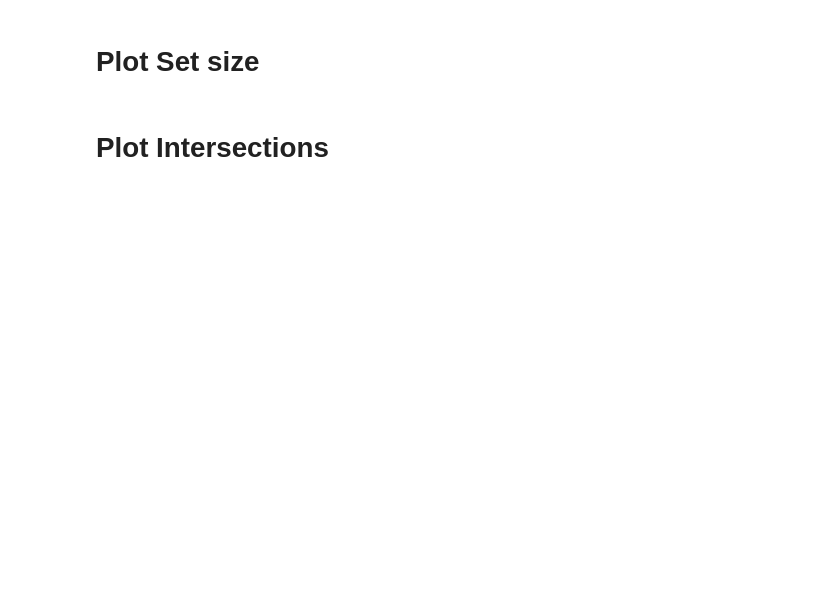
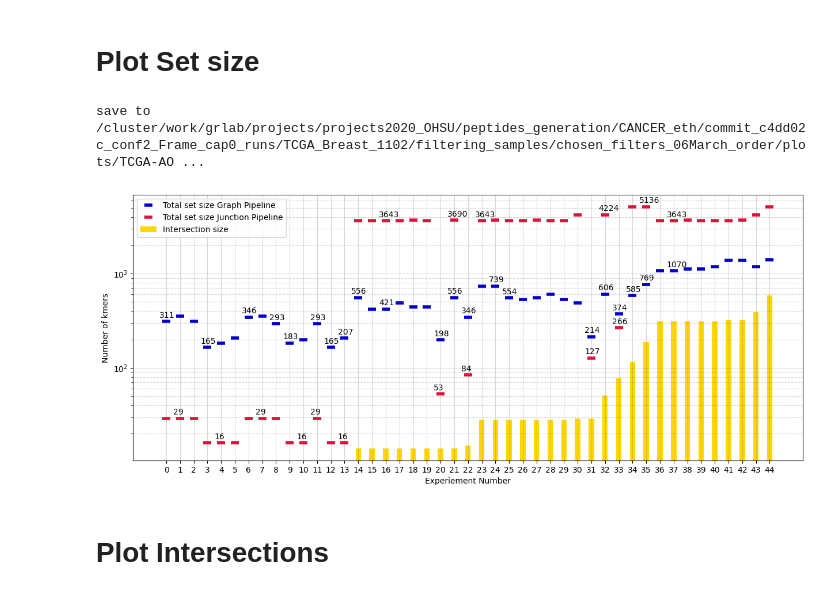
Before and after one commit to ratschlab/projects2020_ohsu, a Jupyter notebook: eth/plotting/OHSU_collab_Rerun_allRF/p20230315_shareness_matrix.ipynb, the cells around one changed output. Cells and saved outputs as stored; diff of their text form; code cells hidden in the pictures; blank space fills up the shorter version.

Commit message:
plot intersections 3

```diff
--- a/eth/plotting/OHSU_collab_Rerun_allRF/p20230315_shareness_matrix.ipynb
+++ b/eth/plotting/OHSU_collab_Rerun_allRF/p20230315_shareness_matrix.ipynb
@@ -9,6 +9,12 @@ import glob
 from matplotlib.colors import LogNorm
 # %% [output]
 Matplotlib created a temporary config/cache directory at /scratch/slurm-job.854520/matplotlib-s6w81xre because the default path (/cluster/customapps/biomed/grlab/users/prelotla/.cache/matplotlib) is n ...
+# %%
+filter_dir = '/cluster/work/grlab/projects/projects2020_OHSU/peptides_generation/CANCER_eth/commit_c4dd02c_conf2_Frame_cap0_runs/TCGA_Breast_1102/filtering_samples/chosen_filters_06March_order'
+sample_target = 'TCGA-AO-A0JM-01A-21R-A056-07'
+
+plot_dir = os.path.join(filter_dir, 'plots')
+base_plot = sample_target
 # %%
 tar_file_OHSU = '/cluster/work/grlab/projects/projects2020_OHSU/share_OHUS_PNLL/expanded-filters_OHSU-results_Mar19-2023/OHSU_March19-2023_expanded-filters_results.tar.gz'
 # %%
@@ -121,33 +148,46 @@ colorgrid = 'grey'
 alpha_grid = 0.3
 marker_size = 10
 mew = 4
 color1 = 'gold'
 color2 = 'crimson'
 color4 = 'mediumblue'
 colorgrid = 'grey'
 
 plt.figure(figsize=(15, 6))
 plt.grid(b=True, axis = 'both', which='major', color=colorgrid, linestyle='-', alpha=alpha_grid)
 plt.grid(b=False, axis = 'both', which='minor', color=colorgrid, linestyle='--', alpha=alpha_grid)
 width = 0.4
 plt.bar(df['index'], df['size_intersection'], width=width,
         color=color1, label='Intersection size')
 plt.plot(df['index'], df['size_eth'], alpha=1, color=color4,
          linestyle = 'None', markerfacecolor='None', marker="_", markersize=marker_size, markeredgewidth=mew,
          label = 'Total set size Graph Pipeline')
 plt.plot(df['index'], df['size_ohsu'], alpha=1, color=color2,
          linestyle = 'None', markerfacecolor='None', marker="_", markersize=marker_size, markeredgewidth=mew,
          label = 'Total set size Junction Pipeline')
 
 plot_text(df['size_ohsu'], df['size_ohsu'])
 plot_text(df['size_eth'], df['size_eth'])
 #plot_text_all(df['index'], df['size_intersection'], df['size_intersection'])
 
 plt.xticks(np.arange(len(df['index'])))
 plt.legend()
 plt.ylabel('Number of kmers')
 plt.xlabel('Experiement Number')
 plt.yscale('log')
+
+
+save = True
+name = 'Barplot_ovelap'
+save_path = os.path.join(plot_dir, f'{base_plot}_{name}.pdf')
+if save:
+    print("save to {}".format(save_path))
+    plt.savefig(save_path, bbox_inches='tight')
+
+fig.show()
+# %% [output]
+save to /cluster/work/grlab/projects/projects2020_OHSU/peptides_generation/CANCER_eth/commit_c4dd02c_conf2_Frame_cap0_runs/TCGA_Breast_1102/filtering_samples/chosen_filters_06March_order/plots/TCGA-AO ...
+[figure, added]
 # %% [markdown]
 # Plot Intersections
 # %%
```
Also changed, not shown: parts of 6 cells of this notebook.
